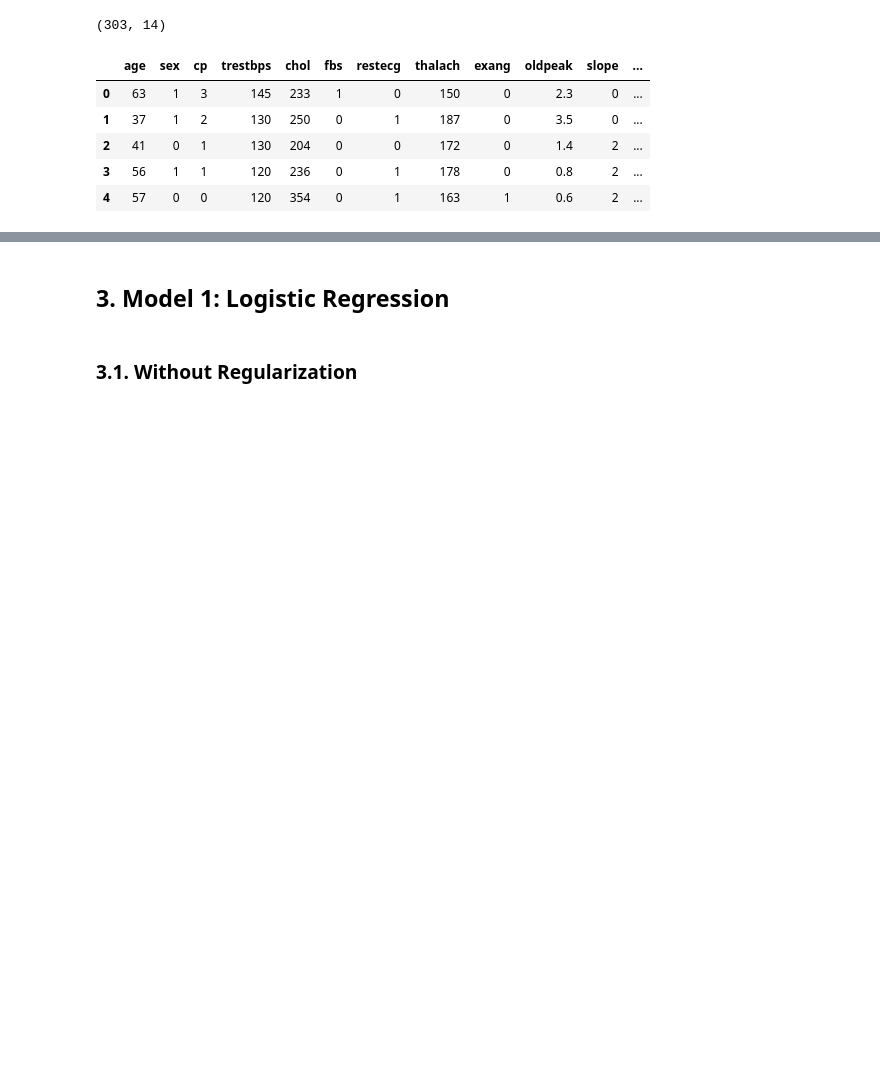
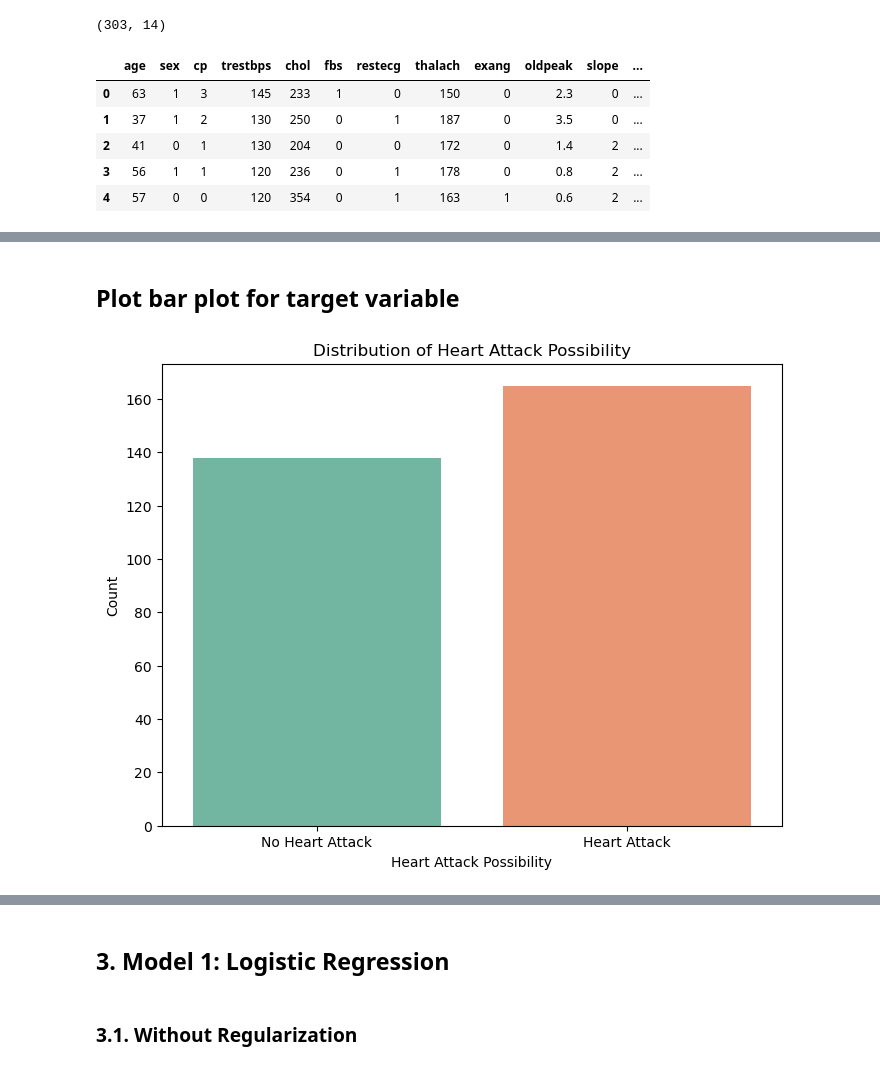
Before and after one commit to thuvu17/ml-train-heart-attack, a Jupyter notebook: heart_attack.ipynb, the cells around one changed output, grey strips where cells are left out. Saved outputs shown, nothing was run; the diff lists cells and outputs as text; code cells hidden in the pictures; blank space fills up the shorter version.

```diff
--- a/heart_attack.ipynb
+++ b/heart_attack.ipynb
@@ -45,0 +67,12 @@ X.shape
+# %% [markdown]
+## Plot bar plot for target variable
+# %%
+plt.figure(figsize=(8, 6))
+sns.countplot(x=data[:, -1], palette='Set2')  # Assuming 'output' is the last column
+plt.title('Distribution of Heart Attack Possibility')
+plt.xlabel('Heart Attack Possibility')
+plt.ylabel('Count')
+plt.xticks(ticks=[0, 1], labels=['No Heart Attack', 'Heart Attack'])
+plt.show()
+# %% [output]
+[figure, added]
```
Also changed, not shown: parts of 47 cells of this notebook.
